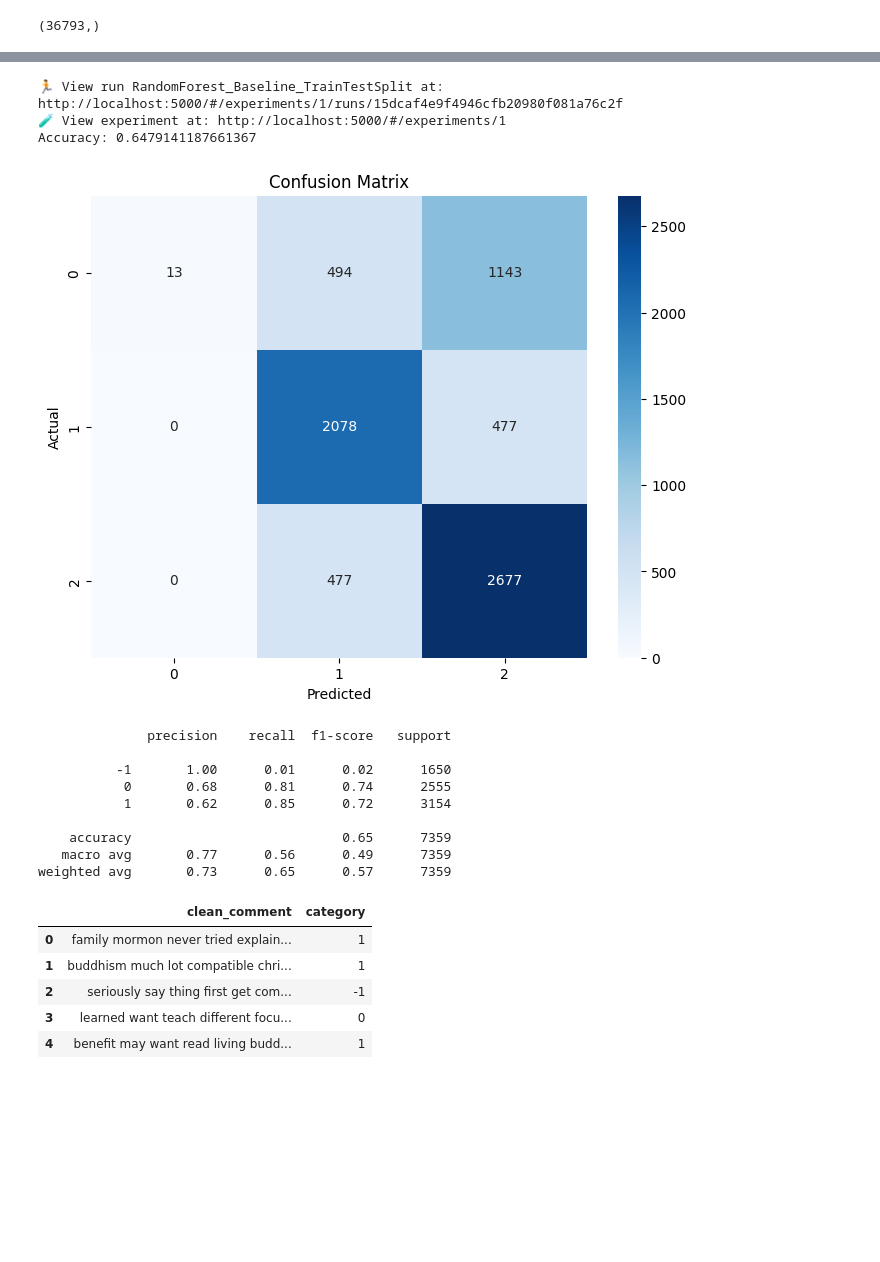
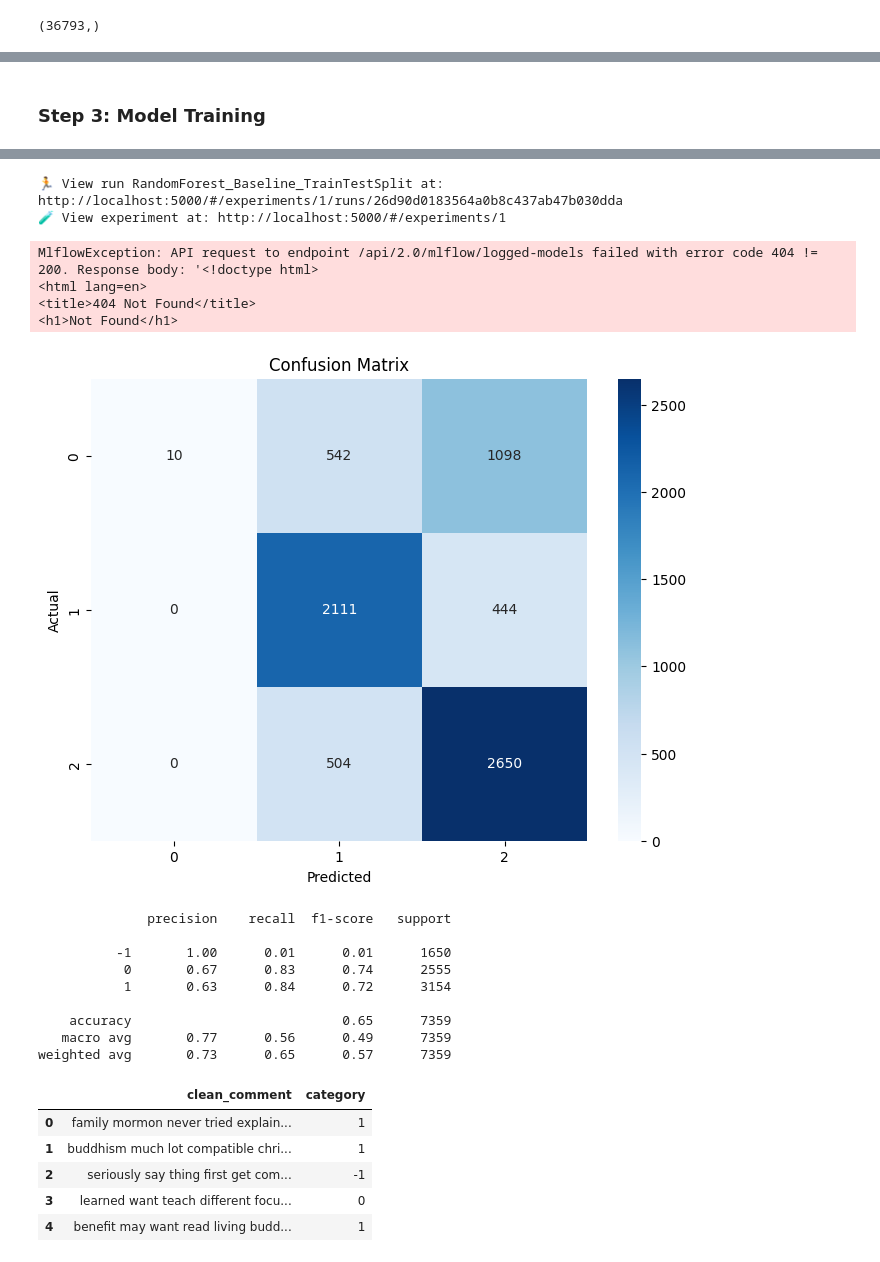
Before and after one commit to nakibworkspace/Youtube-Sentiment-Insights, a Jupyter notebook: notebooks/Experiment_Tracking.ipynb, the cells around one changed output, grey strips where cells are left out. Saved outputs shown, nothing was run; the diff lists cells and outputs as text; code cells hidden in the pictures; blank space fills up the shorter version.

```diff
--- a/notebooks/Experiment_Tracking.ipynb
+++ b/notebooks/Experiment_Tracking.ipynb
@@ -31,7 +44,7 @@ After starting the MLflow UI, you can re-run the second cell to log your paramet
 import numpy as np
 import pandas as pd
 # %%
-df = pd.read_csv('https://raw.githubusercontent.com/Himanshu-1703/reddit-sentiment-analysis/refs/heads/main/data/reddit.csv')
+df = pd.read_csv('https://raw.githubusercontent.com/nakibworkspace/Youtube-Sentiment-Insights/refs/heads/main/Data/reddit.csv')
 df.head()
 # %% [output]
 |  | clean_comment | category |
@@ -91,0 +125,20 @@ df.head()
+# %%
+import mlflow
+import mlflow.sklearn
+from sklearn.ensemble import RandomForestClassifier
+from sklearn.model_selection import train_test_split
+
+# Use your actual data
+X_train, X_test, y_train, y_test = train_test_split(X, y, test_size=0.2, random_state=42)
+
+with mlflow.start_run() as run:
+    print(f"Run ID: {run.info.run_id}")
+
+    # Train your actual model
+    model = RandomForestClassifier(n_estimators=200, max_depth=15, random_state=42)
+    model.fit(X_train, y_train)
+
+    # Try logging just the model, nothing else
+    print("Attempting to log model...")
+    mlflow.sklearn.log_model(model, "random_forest_model")
+    print("✅ Model logged!")
@@ -115,6 +197,3 @@ y
 y.shape
 # %% [output]
 (36793,)
-# %%
-# Step 2: Set up the MLflow tracking server
-mlflow.set_tracking_uri("http://ec2-54-175-41-29.compute-1.amazonaws.com:5000/")
@@ -126,0 +202,3 @@ mlflow.set_experiment("RF Baseline")
+# %%
+# Use the URL of the instance you have created
+mlflow.set_tracking_uri("http://localhost:5000")
@@ -147,8 +221,10 @@ Successfully installed boto3-1.42.27 botocore-1.42.27 jmespath-1.0.1 s3transfer-
+# %% [markdown]
+### Step 3: Model Training
 # %%
-# Step 1: Split the data into training and testing sets (80% train, 20% test)
+# 3.1: Split the data into training and testing sets (80% train, 20% test)
 X_train, X_test, y_train, y_test = train_test_split(X, y, test_size=0.2, random_state=42, stratify=y)
 
-# Step 2: Define and train a Random Forest baseline model using a simple train-test split
+# 3.2: Define and train a Random Forest baseline model using a simple train-test split
 with mlflow.start_run() as run:
     # Log a description for the run
     mlflow.set_tag("mlflow.runName", "RandomForest_Baseline_TrainTestSplit")
@@ -197,14 +273,14 @@ with mlflow.start_run() as run:
 
     # Save and log the confusion matrix plot
     plt.savefig("confusion_matrix.png")
-    mlflow.log_artifact("/content/confusion_matrix.png")
+    mlflow.log_artifact("confusion_matrix.png")
 
     # Log the Random Forest model
     mlflow.sklearn.log_model(model, "random_forest_model")
 
     # Optionally log the dataset itself (if it's small enough)
     df.to_csv("dataset.csv", index=False)
-    mlflow.log_artifact("/content/dataset.csv")
+    mlflow.log_artifact("dataset.csv")
 
 # Display final accuracy
 print(f"Accuracy: {accuracy}")
@@ -213,15 +289,18 @@ print(f"Accuracy: {accuracy}")
-🏃 View run RandomForest_Baseline_TrainTestSplit at: http://localhost:5000/#/experiments/1/runs/15dcaf4e9f4946cfb20980f081a76c2f
+🏃 View run RandomForest_Baseline_TrainTestSplit at: http://localhost:5000/#/experiments/1/runs/26d90d0183564a0b8c437ab47b030dda
 🧪 View experiment at: http://localhost:5000/#/experiments/1
-Accuracy: 0.6479141187661367
+MlflowException: API request to endpoint /api/2.0/mlflow/logged-models failed with error code 404 != 200. Response body: '<!doctype html>
+<html lang=en>
+<title>404 Not Found</title>
+<h1>Not Found</h1>
-[figure, old version]
+[figure, new version]
 # %%
 print(classification_report(y_test, y_pred))
 # %% [output]
               precision    recall  f1-score   support
 
-          -1       1.00      0.01      0.02      1650
-           0       0.68      0.81      0.74      2555
-           1       0.62      0.85      0.72      3154
+          -1       1.00      0.01      0.01      1650
+           0       0.67      0.83      0.74      2555
+           1       0.63      0.84      0.72      3154
 
     accuracy                           0.65      7359
    macro avg       0.77      0.56      0.49      7359
```
Also changed, not shown: parts of 42 cells of this notebook, 9 other files.
